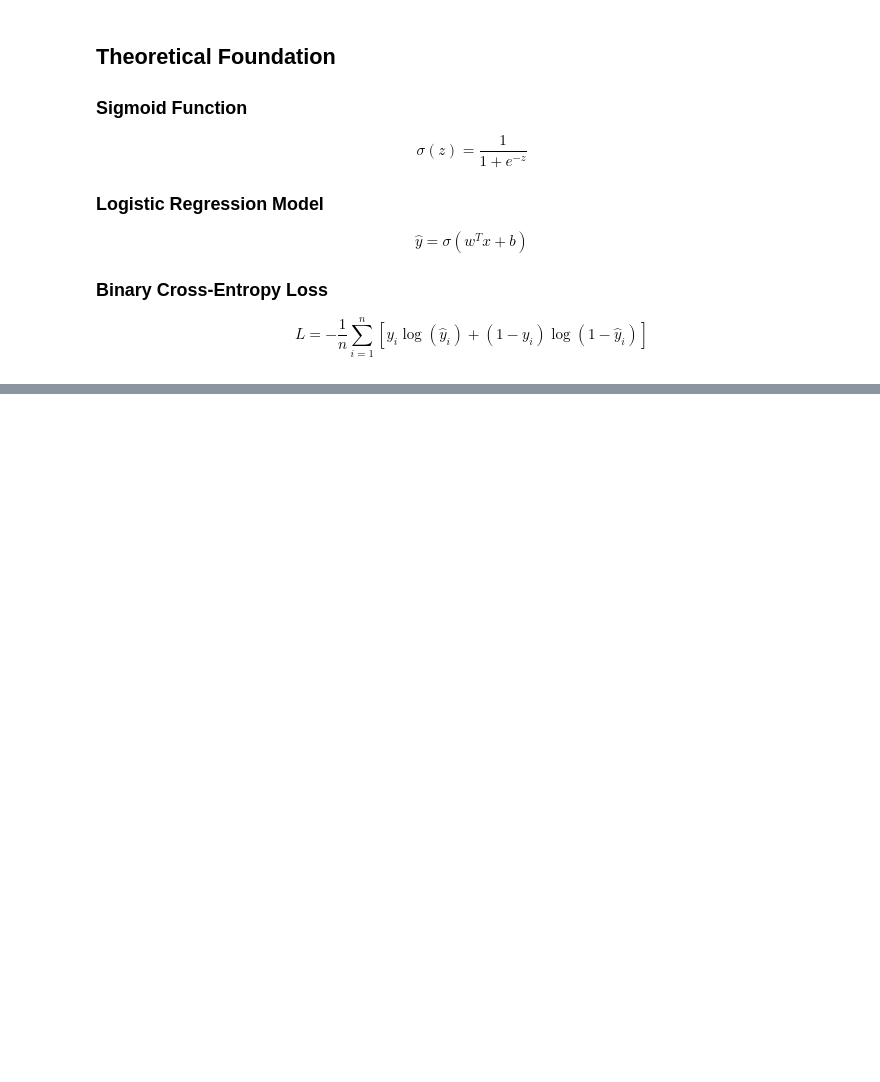
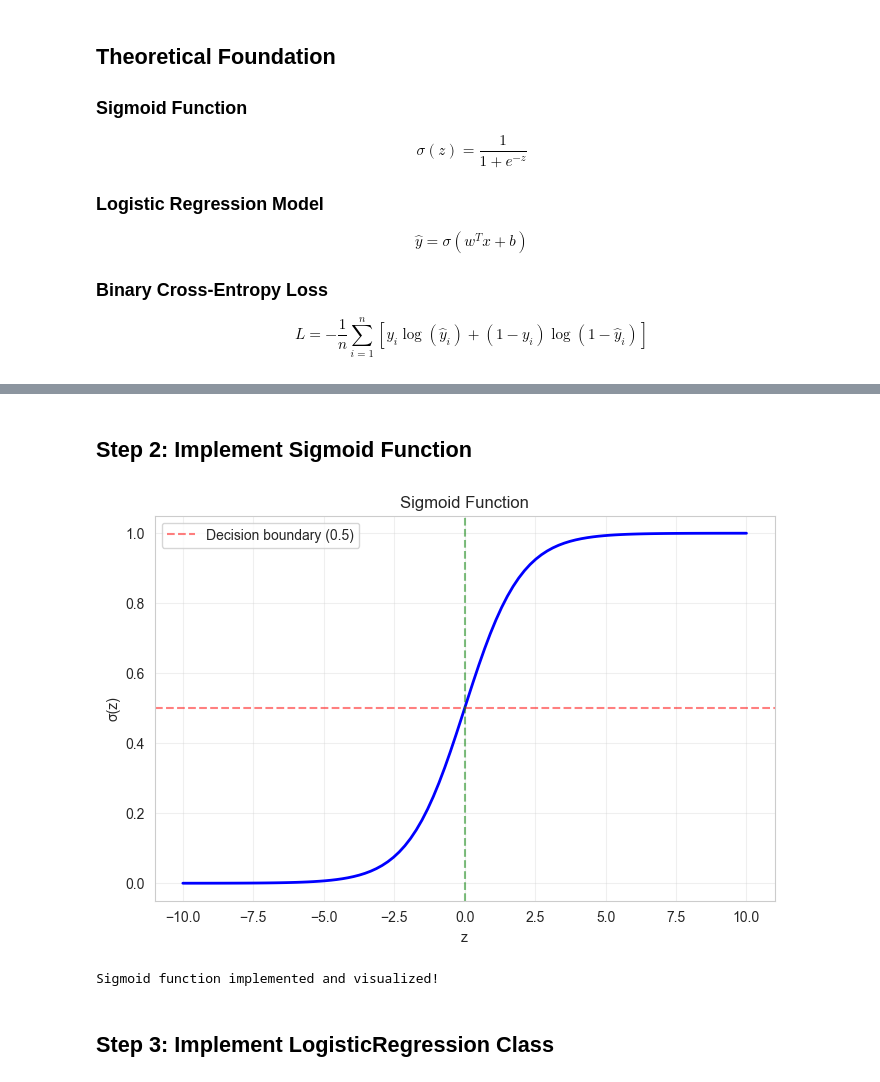
Before and after one commit to theRealMarkCastillo/learning-ml-to-llm, a Jupyter notebook: projects/phase1_classical_ml/project02_logistic_regression/logistic_regression_from_scratch.ipynb, the cells around one changed output, grey strips where cells are left out. Saved outputs shown, nothing was run; the diff lists cells and outputs as text; code cells hidden in the pictures; blank space fills up the shorter version.

```diff
--- a/projects/phase1_classical_ml/project02_logistic_regression/logistic_regression_from_scratch.ipynb
+++ b/projects/phase1_classical_ml/project02_logistic_regression/logistic_regression_from_scratch.ipynb
@@ -41,0 +63,40 @@ print("Libraries imported!")
+# %% [markdown]
+## Step 2: Implement Sigmoid Function
+# %%
+def sigmoid(z):
+    """
+    Compute the sigmoid function.
+
+    Parameters:
+    -----------
+    z : numpy array
+        Input values
+
+    Returns:
+    --------
+    numpy array
+        Sigmoid of input values
+    """
+    return 1 / (1 + np.exp(-z))
+
+# Test the sigmoid function
+z_test = np.linspace(-10, 10, 100)
+sigmoid_test = sigmoid(z_test)
+
+plt.figure(figsize=(8, 5))
+plt.plot(z_test, sigmoid_test, 'b-', linewidth=2)
+plt.axhline(y=0.5, color='r', linestyle='--', alpha=0.5, label='Decision boundary (0.5)')
+plt.axvline(x=0, color='g', linestyle='--', alpha=0.5)
+plt.xlabel('z')
+plt.ylabel('σ(z)')
+plt.title('Sigmoid Function')
+plt.grid(True, alpha=0.3)
+plt.legend()
+plt.show()
+
+print("Sigmoid function implemented and visualized!")
+# %% [output]
+[figure, added]
+Sigmoid function implemented and visualized!
+# %% [markdown]
+## Step 3: Implement LogisticRegression Class
```
Also changed, not shown: parts of 8 cells of this notebook, 41 other files.
